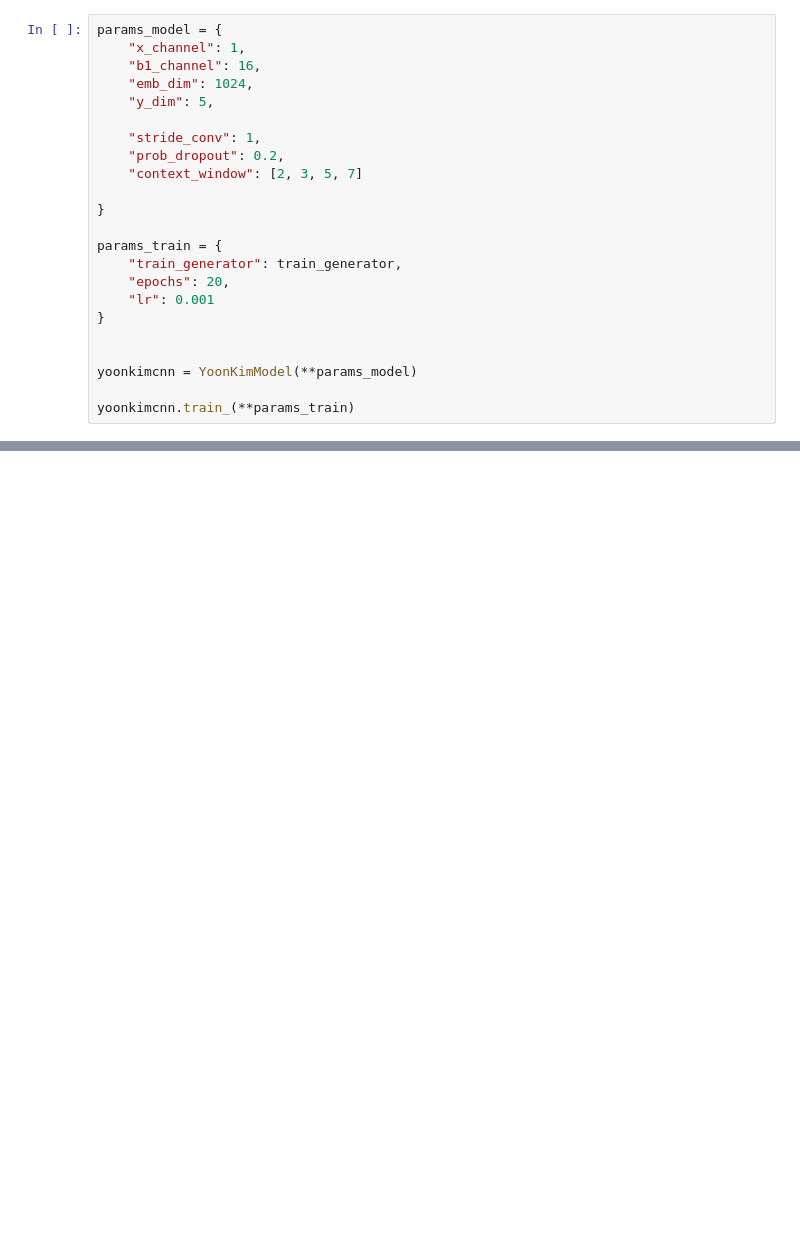
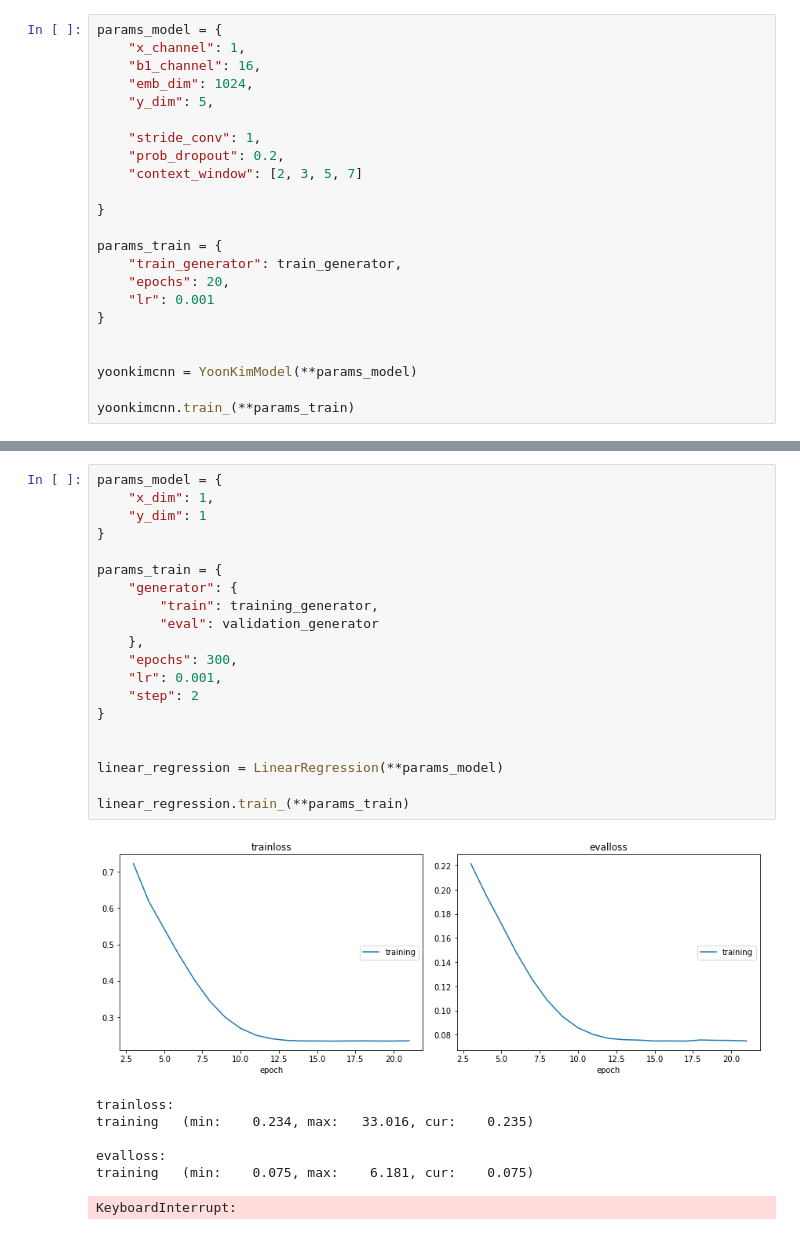
Before and after one commit to BartekKrzepkowski/BDPolska_Assignments, a Jupyter notebook: image2text/sm_adv.ipynb, the cells around one changed output, grey strips where cells are left out. Saved outputs shown, nothing was run; the diff lists cells and outputs as text; blank space fills up the shorter version.

```diff
--- a/image2text/sm_adv.ipynb
+++ b/image2text/sm_adv.ipynb
@@ -182,0 +327,28 @@ yoonkimcnn.train_(**params_train)
+# %%
+params_model = {
+    "x_dim": 1,
+    "y_dim": 1
+}
+
+params_train = {
+    "generator": {
+        "train": training_generator,
+        "eval": validation_generator
+    },
+    "epochs": 300,
+    "lr": 0.001,
+    "step": 2
+}
+
+
+linear_regression = LinearRegression(**params_model)
+
+linear_regression.train_(**params_train)
+# %% [output]
+[figure, added]
+trainloss:
+training   (min:    0.234, max:   33.016, cur:    0.235)
+
+evalloss:
+training   (min:    0.075, max:    6.181, cur:    0.075)
+KeyboardInterrupt:
```
Also changed, not shown: parts of 9 cells of this notebook, 3 other files.
